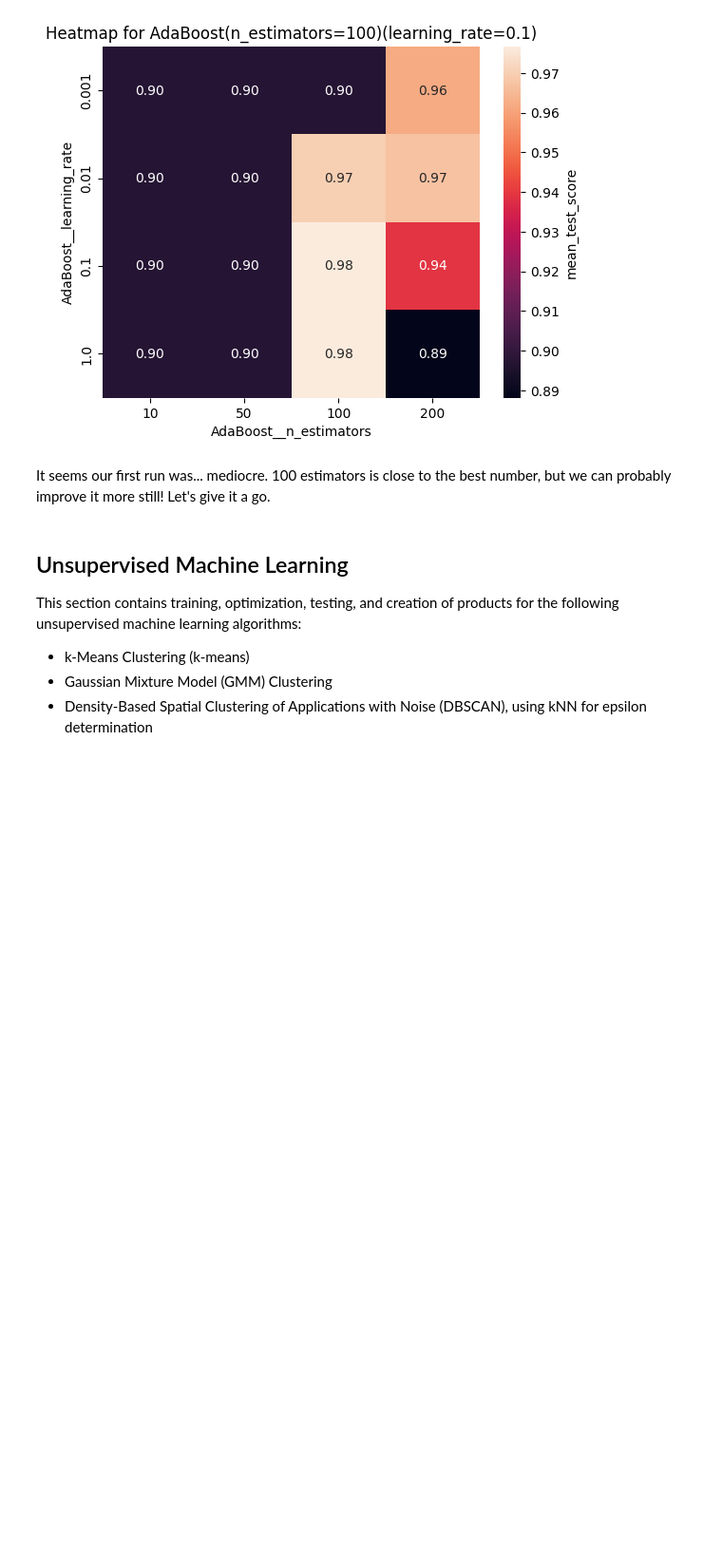
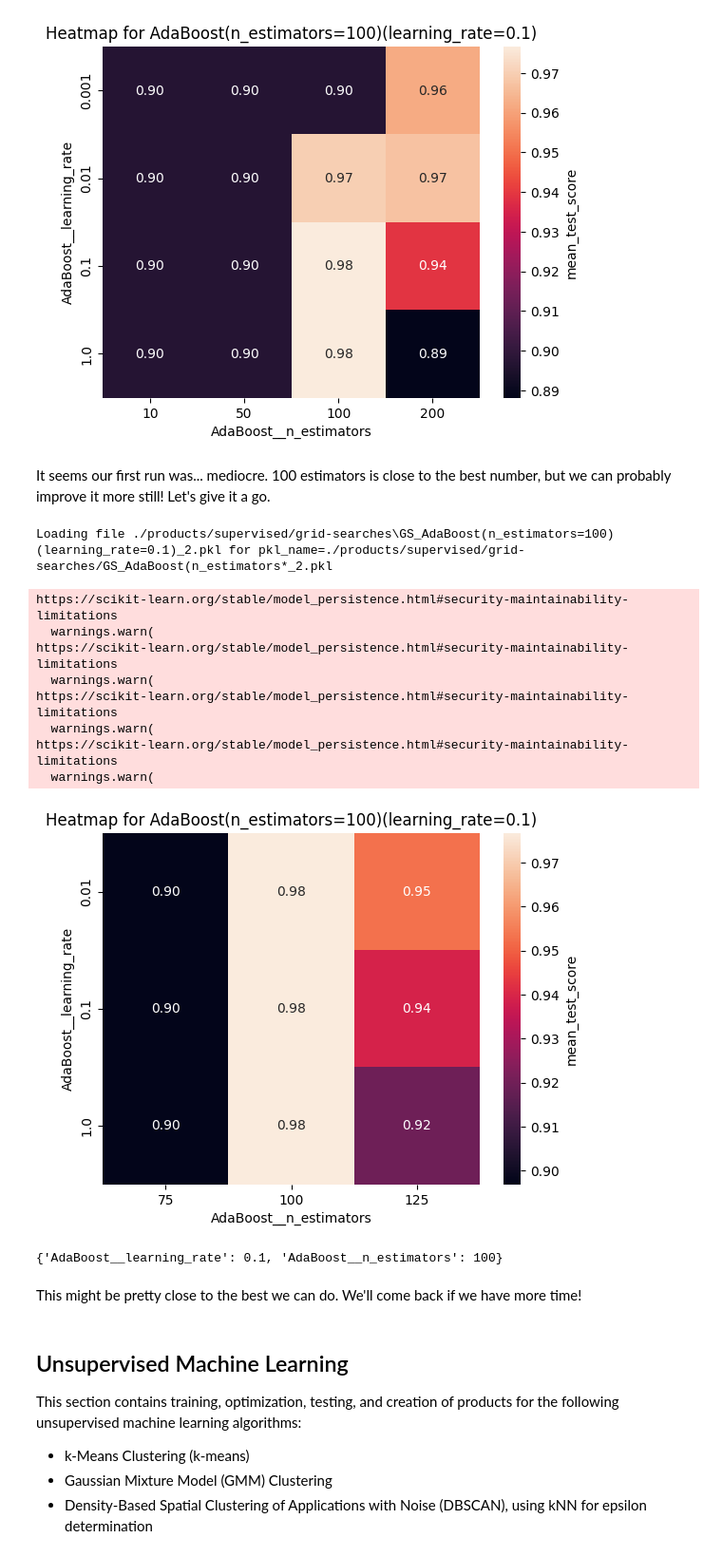
Before and after one commit to eli-johnson-04/sdss-performance-comparison, a Jupyter notebook: script.ipynb, the cells around one changed output. Shown: that part at 95% size. Drawn from its saved outputs; the diff is of its cells as text; code cells hidden in the pictures; blank space fills up the shorter version.

```diff
--- a/script.ipynb
+++ b/script.ipynb
@@ -699,9 +772,26 @@ del hg_gs_adaboost
 # pipe_ada2, pg_ada2 = create_adaboost_for_grid_search(n_estimators=[75, 100, 125], learning_rate=[0.01, 0.1, 1.0])
 # gs_ada2 = get_grid_search_results(pipe=pipe_ada2, param_grid=pg_ada2)
 # %%
-path_ada2 = paths['supervised_products'] + paths['grid-searches'] + 'GS_AdaBoost(n_estimators=)(learning_rate=).pkl'
+path_ada2 = paths['supervised_products'] + paths['grid-searches'] + 'GS_AdaBoost(n_estimators*_2.pkl'
 hg_gs_ada2 = load_grid_search(pkl_name=path_ada2)
-heatmap_from_gs(hg_gs_ada2)
+heatmap_from_gs(hg_gs_ada2, model_name='AdaBoost')
+# %% [output]
+Loading file ./products/supervised/grid-searches\GS_AdaBoost(n_estimators=100)(learning_rate=0.1)_2.pkl for pkl_name=./products/supervised/grid-searches/GS_AdaBoost(n_estimators*_2.pkl
+https://scikit-learn.org/stable/model_persistence.html#security-maintainability-limitations
+  warnings.warn(
+https://scikit-learn.org/stable/model_persistence.html#security-maintainability-limitations
+  warnings.warn(
+https://scikit-learn.org/stable/model_persistence.html#security-maintainability-limitations
+  warnings.warn(
+https://scikit-learn.org/stable/model_persistence.html#security-maintainability-limitations
+  warnings.warn(
+[figure, added]
+# %%
+print(hg_gs_ada2.best_params_)
+# %% [output]
+{'AdaBoost__learning_rate': 0.1, 'AdaBoost__n_estimators': 100}
+# %% [markdown]
+This might be pretty close to the best we can do. We'll come back if we have more time!
 # %% [markdown]
 ## Unsupervised Machine Learning
 
```
Also changed, not shown: parts of 14 cells of this notebook, 6 other files.
